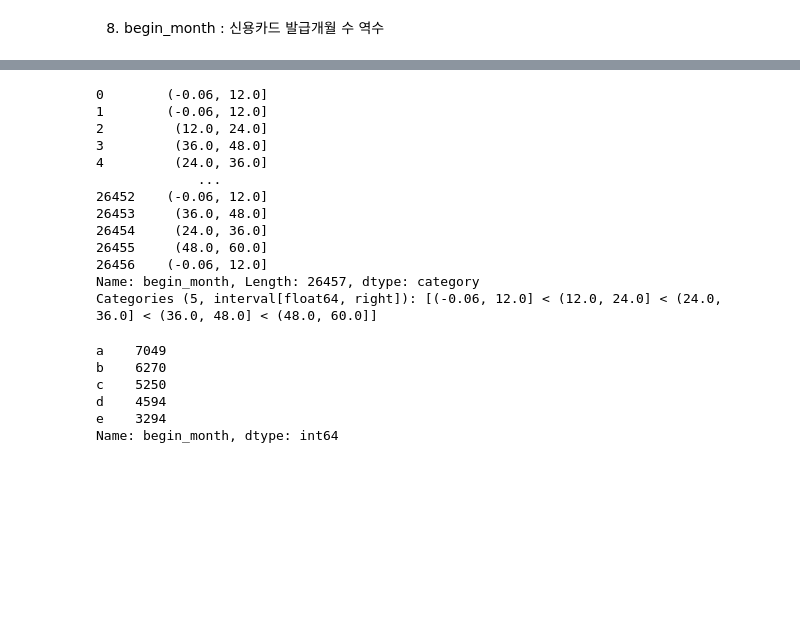
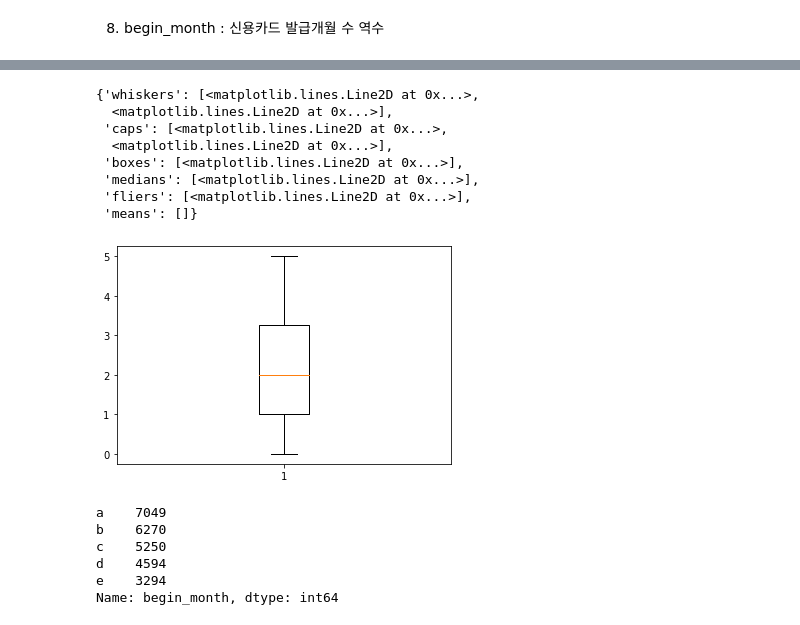
Before and after one commit to JxxHxxx/Ubion-CreditCardUserPrediction, a Jupyter notebook: Code/HJ_EDA&Preprocessing.ipynb, the cells around one changed output, grey strips where cells are left out. Cells and saved outputs as stored; diff of their text form; code cells hidden in the pictures; blank space fills up the shorter version.

```diff
--- a/Code/HJ_EDA&Preprocessing.ipynb
+++ b/Code/HJ_EDA&Preprocessing.ipynb
@@ -508,19 +488,15 @@ train['begin_month'].mean()
-# %%
-pd.cut(abs(subtrain['begin_month']), bins=5)
-# %% [output]
-0        (-0.06, 12.0]
-1        (-0.06, 12.0]
-2         (12.0, 24.0]
-3         (36.0, 48.0]
-4         (24.0, 36.0]
-             ...
-26452    (-0.06, 12.0]
-26453     (36.0, 48.0]
-26454     (24.0, 36.0]
-26455     (48.0, 60.0]
-26456    (-0.06, 12.0]
-Name: begin_month, Length: 26457, dtype: category
-Categories (5, interval[float64, right]): [(-0.06, 12.0] < (12.0, 24.0] < (24.0, 36.0] < (36.0, 48.0] < (48.0, 60.0]]
+# %%
+plt.boxplot(train['begin_month'])
+# %% [output]
+{'whiskers': [<matplotlib.lines.Line2D at 0x...>,
+  <matplotlib.lines.Line2D at 0x...>],
+ 'caps': [<matplotlib.lines.Line2D at 0x...>,
+  <matplotlib.lines.Line2D at 0x...>],
+ 'boxes': [<matplotlib.lines.Line2D at 0x...>],
+ 'medians': [<matplotlib.lines.Line2D at 0x...>],
+ 'fliers': [<matplotlib.lines.Line2D at 0x...>],
+ 'means': []}
+[figure, added]
 # %%
 train['begin_month'] = pd.cut(train['begin_month'], bins=5, labels=['a','b','c','d','e'])
 test['begin_month'] = pd.cut(test['begin_month'], bins=5, labels=['a','b','c','d','e'])
```
Also changed, not shown: parts of 52 cells of this notebook.
